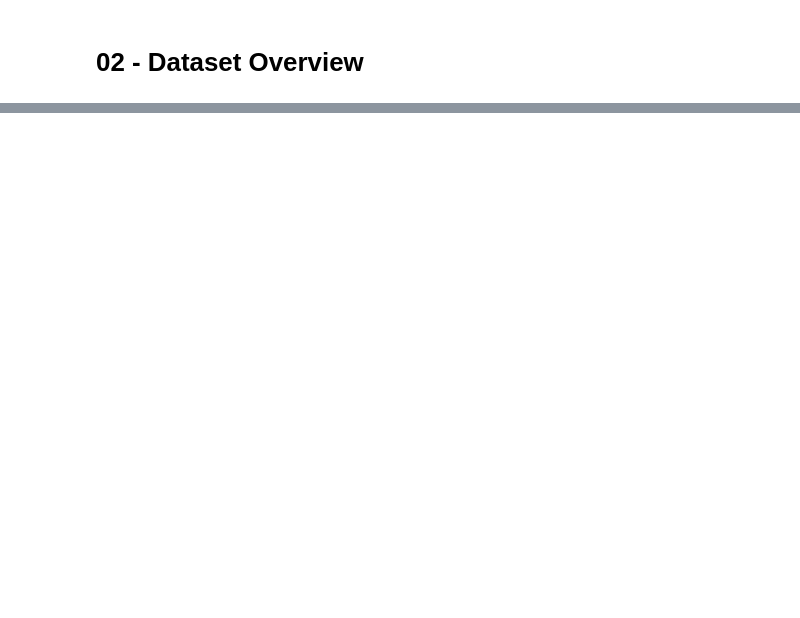
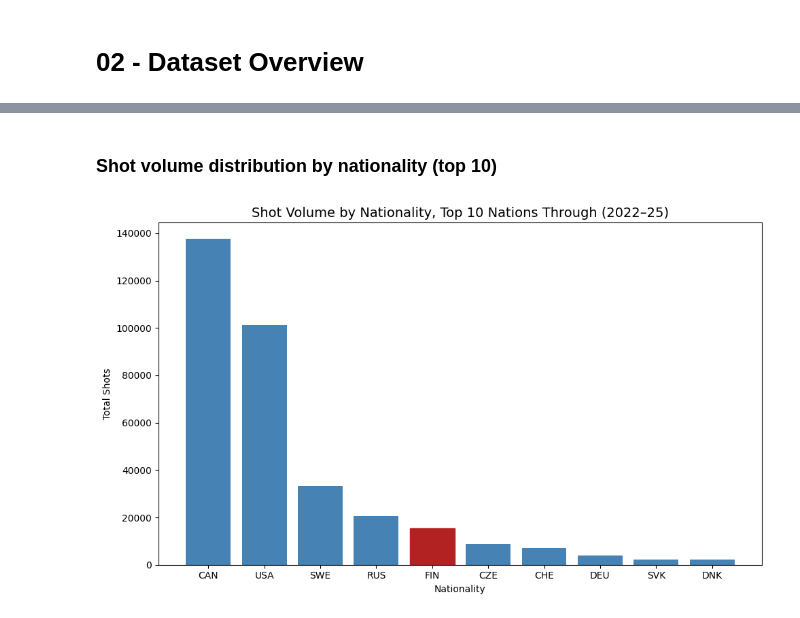
Before and after one commit to juusojf/analysis-on-finnish-nhlers-shooting-efficiency, a Jupyter notebook: notebooks/02_eda.ipynb, the cells around one changed output, grey strips where cells are left out. Cells and saved outputs as stored; diff of their text form; code cells hidden in the pictures; blank space fills up the shorter version.

```diff
--- a/notebooks/02_eda.ipynb
+++ b/notebooks/02_eda.ipynb
@@ -37,0 +60,7 @@ print(dataframe[key_columns].head(10))
+# %%
+nationality_counts = dataframe['nationality'].value_counts()
+
+print(nationality_counts.head(10))
+print(f"Total nationalities in dataset: {dataframe['nationality'].nunique()}")
+print(f"Finnish shots: {nationality_counts.get('FIN')}")
+print(f"Finnish share of all shots: {nationality_counts.get('FIN') / len(dataframe) * 100:.2f}%")
@@ -37,0 +83,20 @@ print(dataframe[key_columns].head(10))
+# %% [markdown]
+### Shot volume distribution by nationality (top 10)
+# %%
+fig, ax = plt.subplots(figsize=(10, 6))
+
+top10 = nationality_counts.head(10)
+bars = ax.bar(top10.index, top10.values, color='steelblue')
+
+fin_index = list(top10.index).index('FIN')
+bars[fin_index].set_color('firebrick')
+
+ax.set_title('Shot Volume by Nationality, Top 10 Nations Through (2022–25)', fontsize=14)
+ax.set_xlabel('Nationality')
+ax.set_ylabel('Total Shots')
+
+plt.tight_layout()
+plt.savefig('../visualizations/01_shot_volume_by_nationality.png', dpi=150)
+plt.show()
+# %% [output]
+[figure, added]
```
Also changed, not shown: parts of 4 cells of this notebook, 1 other file.
